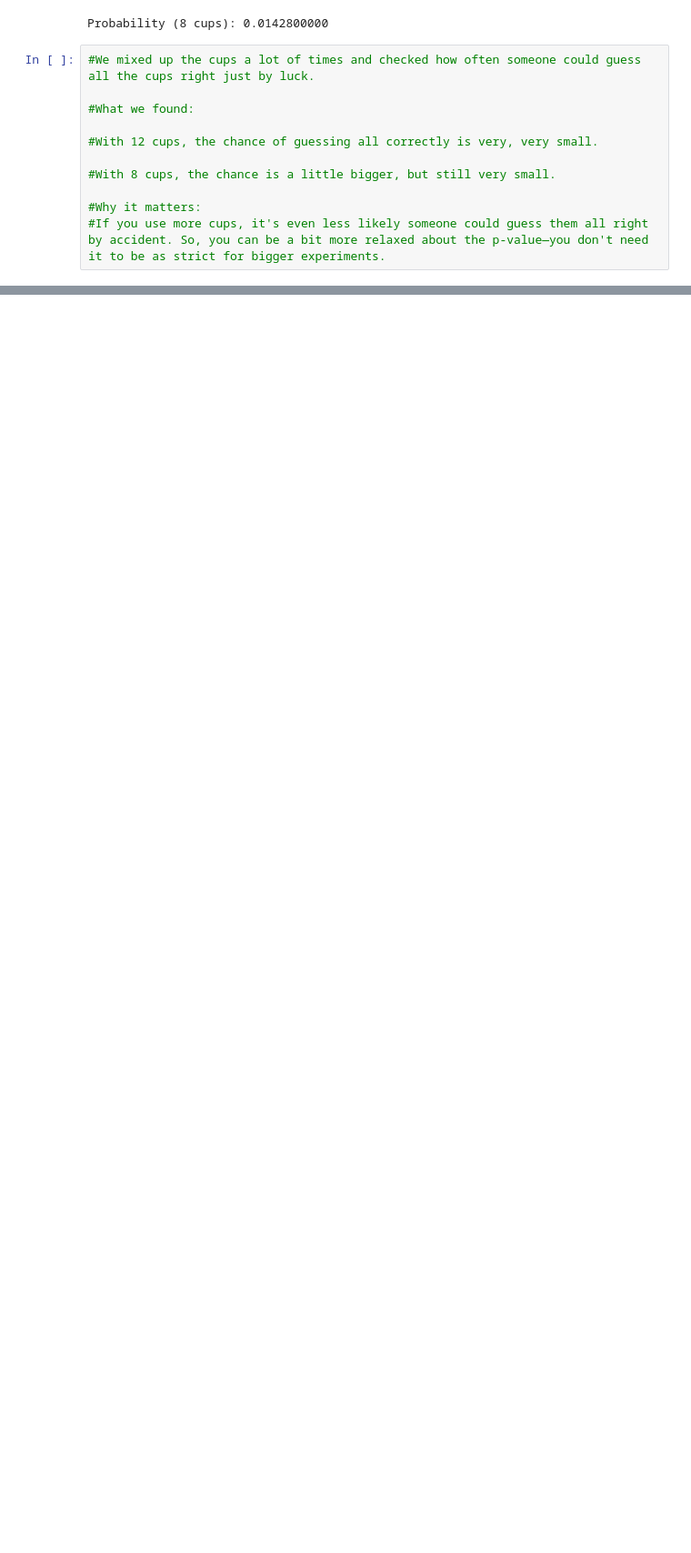
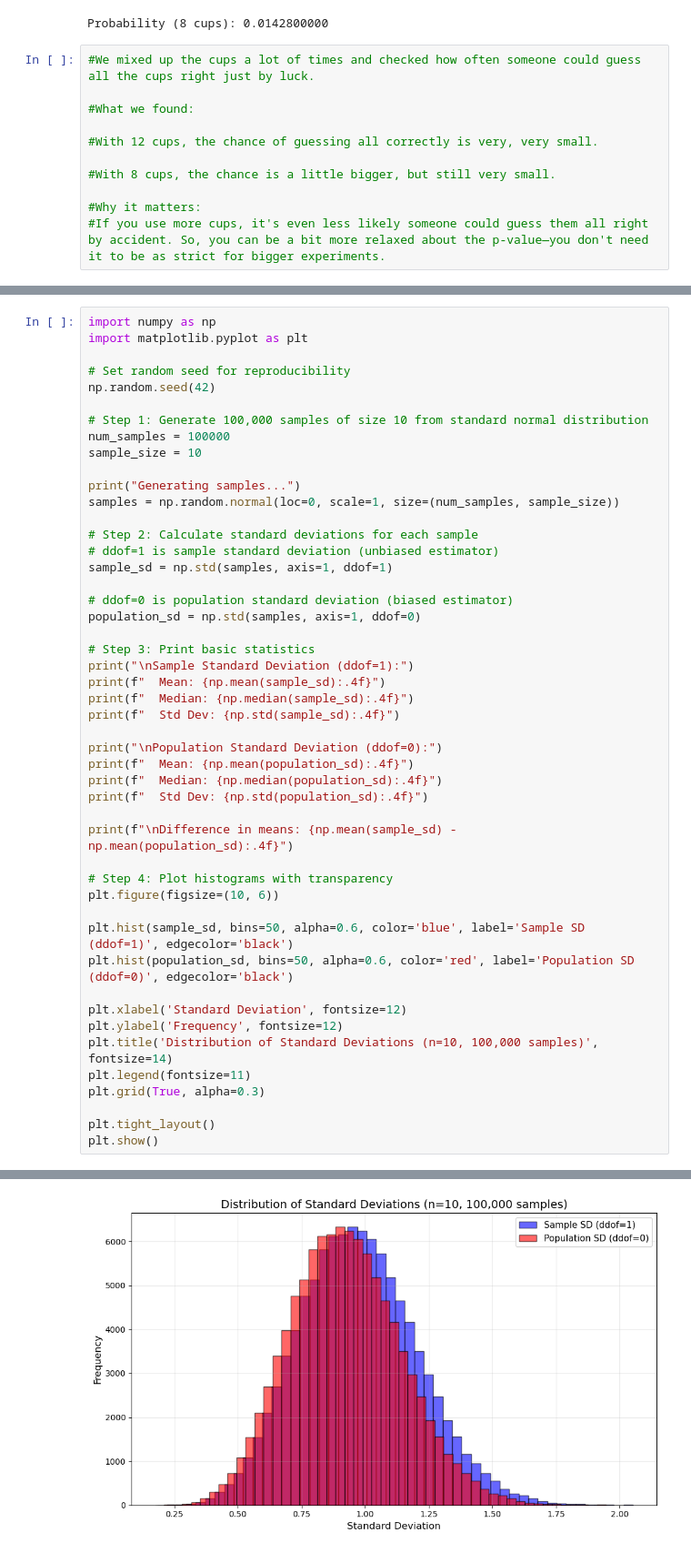
Before and after one commit to gabrimaique/APPLIED-STATISTICS, a Jupyter notebook: problems.ipynb, the cells around one changed output, grey strips where cells are left out. Shown at 91% size. Drawn from its saved outputs; the diff is of its cells as text; blank space fills up the shorter version.

```diff
--- a/problems.ipynb
+++ b/problems.ipynb
@@ -63,0 +69,49 @@ Probability (8 cups): 0.0142800000
+# %%
+import numpy as np
+import matplotlib.pyplot as plt
+
+# Set random seed for reproducibility
+np.random.seed(42)
+
+# Step 1: Generate 100,000 samples of size 10 from standard normal distribution
+num_samples = 100000
+sample_size = 10
+
+print("Generating samples...")
+samples = np.random.normal(loc=0, scale=1, size=(num_samples, sample_size))
+
+# Step 2: Calculate standard deviations for each sample
+# ddof=1 is sample standard deviation (unbiased estimator)
+sample_sd = np.std(samples, axis=1, ddof=1)
+
+# ddof=0 is population standard deviation (biased estimator)
+population_sd = np.std(samples, axis=1, ddof=0)
+
+# Step 3: Print basic statistics
+print("\nSample Standard Deviation (ddof=1):")
+print(f"  Mean: {np.mean(sample_sd):.4f}")
+print(f"  Median: {np.median(sample_sd):.4f}")
+print(f"  Std Dev: {np.std(sample_sd):.4f}")
+
+print("\nPopulation Standard Deviation (ddof=0):")
+print(f"  Mean: {np.mean(population_sd):.4f}")
+print(f"  Median: {np.median(population_sd):.4f}")
+print(f"  Std Dev: {np.std(population_sd):.4f}")
+
+print(f"\nDifference in means: {np.mean(sample_sd) - np.mean(population_sd):.4f}")
+
+# Step 4: Plot histograms with transparency
+plt.figure(figsize=(10, 6))
+
+plt.hist(sample_sd, bins=50, alpha=0.6, color='blue', label='Sample SD (ddof=1)', edgecolor='black')
+plt.hist(population_sd, bins=50, alpha=0.6, color='red', label='Population SD (ddof=0)', edgecolor='black')
+
+plt.xlabel('Standard Deviation', fontsize=12)
+plt.ylabel('Frequency', fontsize=12)
+plt.title('Distribution of Standard Deviations (n=10, 100,000 samples)', fontsize=14)
+plt.legend(fontsize=11)
+plt.grid(True, alpha=0.3)
+
+plt.tight_layout()
+plt.show()
+# %% [output]
@@ -63,0 +131 @@ Probability (8 cups): 0.0142800000
+[figure, added]
```
Also changed, not shown: parts of 4 cells of this notebook.
